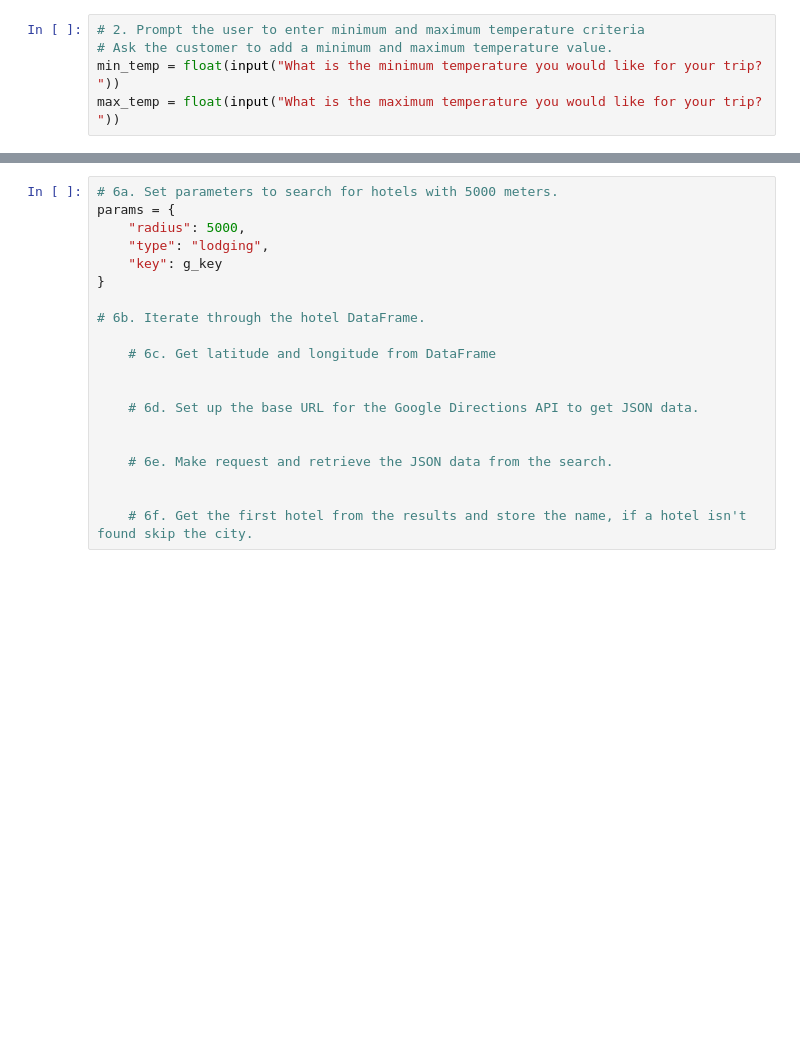
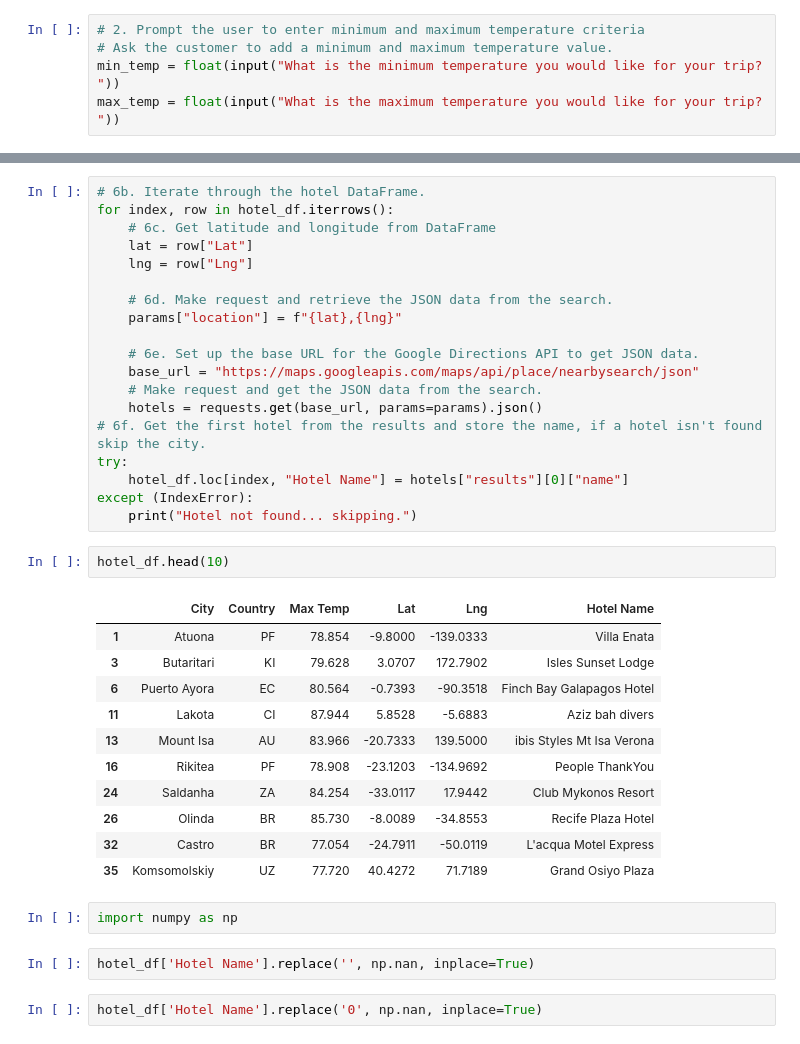
Before and after one commit to BMoreland20/World_Weather_Analysis, a Jupyter notebook: Weather_Database/Vacation_Search.ipynb, the cells around one changed output, grey strips where cells are left out. Saved outputs shown, nothing was run; the diff lists cells and outputs as text; blank space fills up the shorter version.

```diff
--- a/Weather_Database/Vacation_Search.ipynb
+++ b/Weather_Database/Vacation_Search.ipynb
@@ -91,20 +169,39 @@ TypeError: 'method' object is not subscriptable
 # %%
-# 6a. Set parameters to search for hotels with 5000 meters.
-params = {
-    "radius": 5000,
-    "type": "lodging",
-    "key": g_key
-}
+# 6b. Iterate through the hotel DataFrame.
+for index, row in hotel_df.iterrows():
+    # 6c. Get latitude and longitude from DataFrame
+    lat = row["Lat"]
+    lng = row["Lng"]
 
-# 6b. Iterate through the hotel DataFrame.
+    # 6d. Make request and retrieve the JSON data from the search.
+    params["location"] = f"{lat},{lng}"
 
-    # 6c. Get latitude and longitude from DataFrame
-
-
-    # 6d. Set up the base URL for the Google Directions API to get JSON data.
-
-
-    # 6e. Make request and retrieve the JSON data from the search.
-
-
-    # 6f. Get the first hotel from the results and store the name, if a hotel isn't found skip the city.
+    # 6e. Set up the base URL for the Google Directions API to get JSON data.
+    base_url = "https://maps.googleapis.com/maps/api/place/nearbysearch/json"
+    # Make request and get the JSON data from the search.
+    hotels = requests.get(base_url, params=params).json()
+# 6f. Get the first hotel from the results and store the name, if a hotel isn't found skip the city.
+try:
+    hotel_df.loc[index, "Hotel Name"] = hotels["results"][0]["name"]
+except (IndexError):
+    print("Hotel not found... skipping.")
+# %%
+hotel_df.head(10)
+# %% [output]
+|  | City | Country | Max Temp | Lat | Lng | Hotel Name |
+| 1 | Atuona | PF | 78.854 | -9.8000 | -139.0333 | Villa Enata |
+| 3 | Butaritari | KI | 79.628 | 3.0707 | 172.7902 | Isles Sunset Lodge |
+| 6 | Puerto Ayora | EC | 80.564 | -0.7393 | -90.3518 | Finch Bay Galapagos Hotel |
+| 11 | Lakota | CI | 87.944 | 5.8528 | -5.6883 | Aziz bah divers |
+| 13 | Mount Isa | AU | 83.966 | -20.7333 | 139.5000 | ibis Styles Mt Isa Verona |
+| 16 | Rikitea | PF | 78.908 | -23.1203 | -134.9692 | People ThankYou |
+| 24 | Saldanha | ZA | 84.254 | -33.0117 | 17.9442 | Club Mykonos Resort |
+| 26 | Olinda | BR | 85.730 | -8.0089 | -34.8553 | Recife Plaza Hotel |
+| 32 | Castro | BR | 77.054 | -24.7911 | -50.0119 | L'acqua Motel Express |
+| 35 | Komsomolskiy | UZ | 77.720 | 40.4272 | 71.7189 | Grand Osiyo Plaza |
+# %%
+import numpy as np
+# %%
+hotel_df['Hotel Name'].replace('', np.nan, inplace=True)
+# %%
+hotel_df['Hotel Name'].replace('0', np.nan, inplace=True)
```
Also changed, not shown: parts of 16 cells of this notebook, 2 other files.
